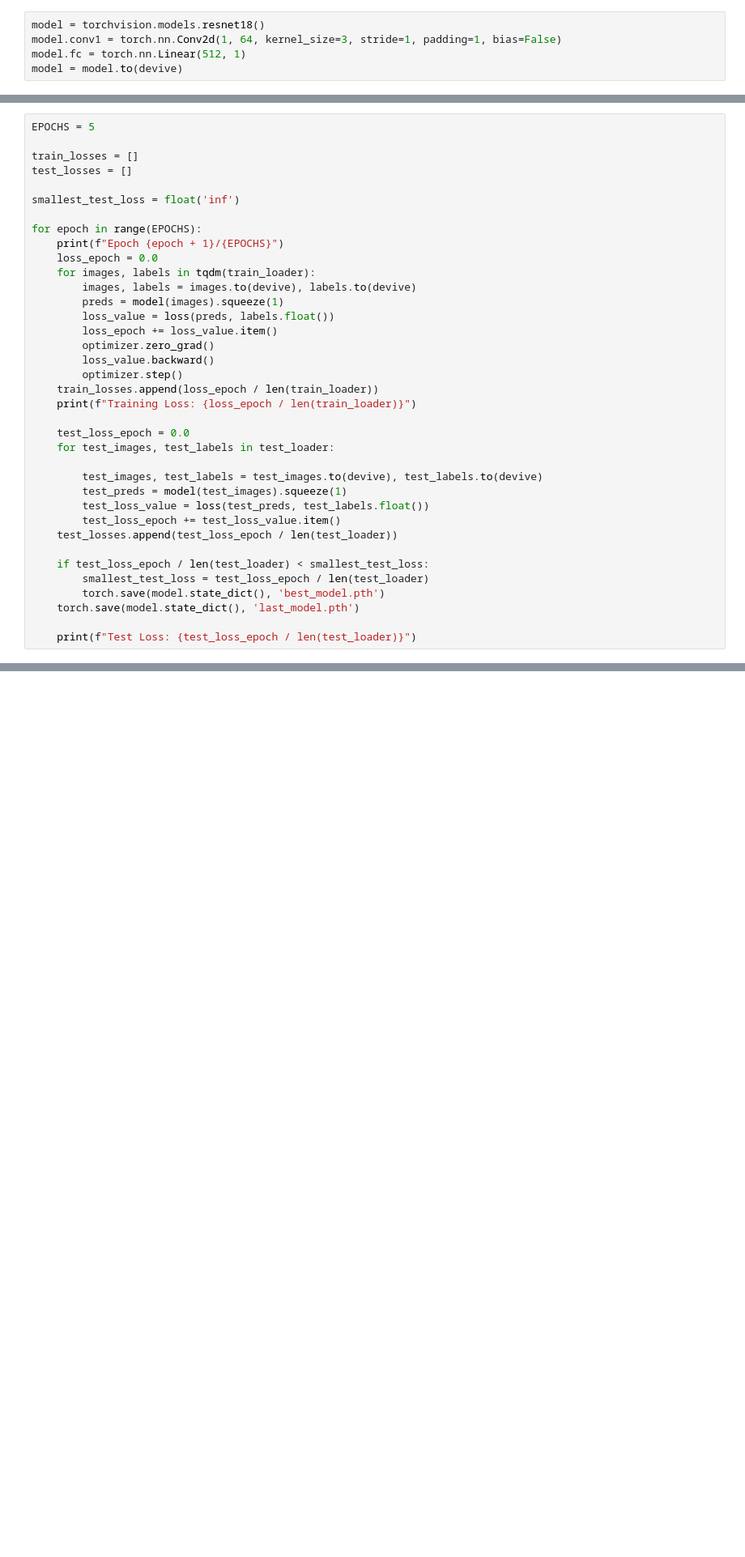
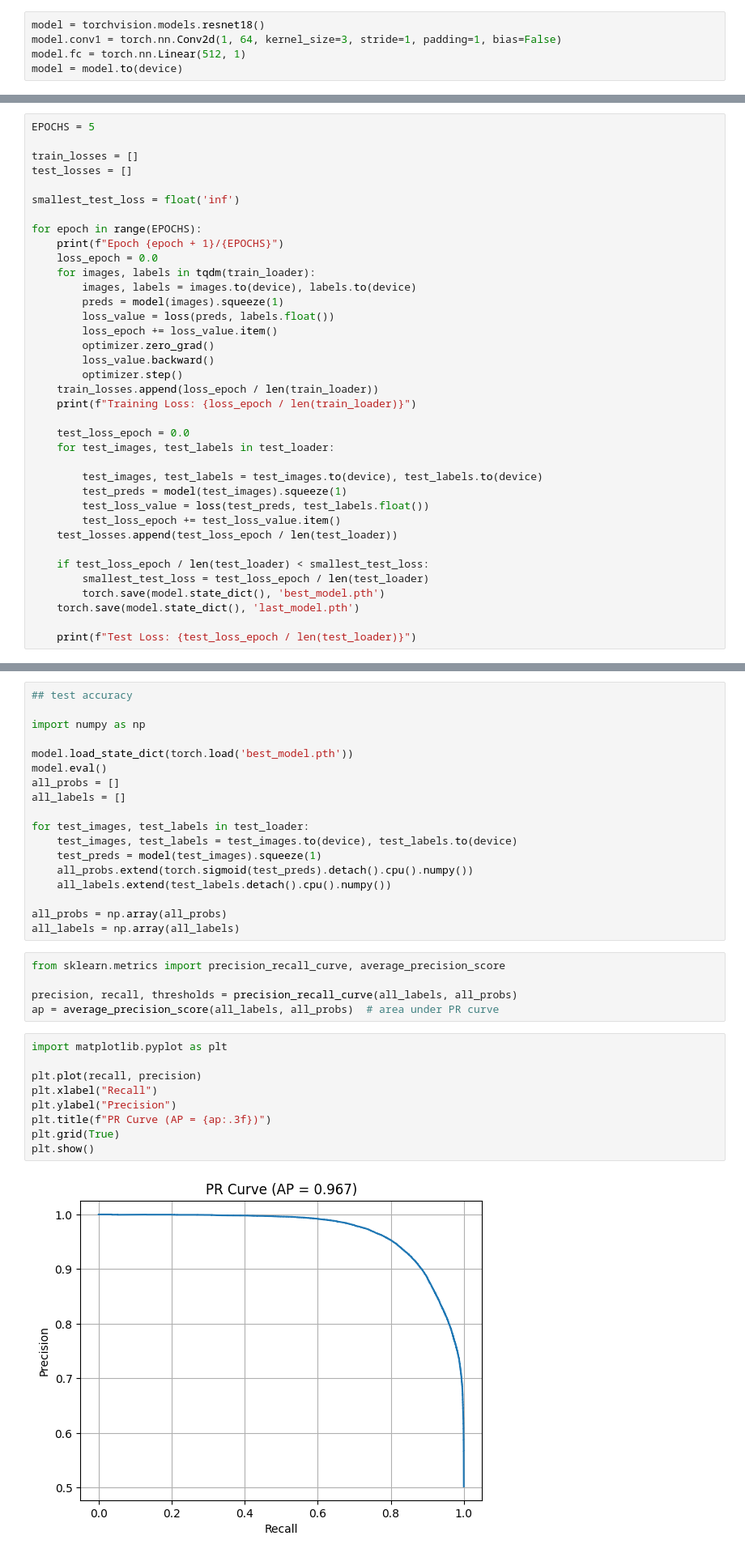
Before and after one commit to CS-Stat-Masters-Math-Undergrad-Walk-Bar/digit4, a Jupyter notebook: mnist_classifier/emnist_resnet.ipynb, the cells around one changed output, grey strips where cells are left out. Shown at 81% size. Saved outputs shown, nothing was run; the diff lists cells and outputs as text; blank space fills up the shorter version.

```diff
--- a/mnist_classifier/emnist_resnet.ipynb
+++ b/mnist_classifier/emnist_resnet.ipynb
@@ -37,7 +37,7 @@ test = torchvision.datasets.EMNIST(root='./data',
 model = torchvision.models.resnet18()
 model.conv1 = torch.nn.Conv2d(1, 64, kernel_size=3, stride=1, padding=1, bias=False)
 model.fc = torch.nn.Linear(512, 1)
-model = model.to(devive)
+model = model.to(device)
 # %%
 train_loader = torch.utils.data.DataLoader(train, batch_size=1024, shuffle=True, num_workers=4, pin_memory=True)
 test_loader = torch.utils.data.DataLoader(test, batch_size=1024, shuffle=False, num_workers=4, pin_memory=True)
@@ -56,7 +56,7 @@ for epoch in range(EPOCHS):
     print(f"Epoch {epoch + 1}/{EPOCHS}")
     loss_epoch = 0.0
     for images, labels in tqdm(train_loader):
-        images, labels = images.to(devive), labels.to(devive)
+        images, labels = images.to(device), labels.to(device)
         preds = model(images).squeeze(1)
         loss_value = loss(preds, labels.float())
         loss_epoch += loss_value.item()
@@ -69,7 +69,7 @@ for epoch in range(EPOCHS):
     test_loss_epoch = 0.0
     for test_images, test_labels in test_loader:
 
-        test_images, test_labels = test_images.to(devive), test_labels.to(devive)
+        test_images, test_labels = test_images.to(device), test_labels.to(device)
         test_preds = model(test_images).squeeze(1)
         test_loss_value = loss(test_preds, test_labels.float())
         test_loss_epoch += test_loss_value.item()
@@ -99,0 +107,34 @@ Test Loss: 0.27192428146015135
+# %%
+## test accuracy
+
+import numpy as np
+
+model.load_state_dict(torch.load('best_model.pth'))
+model.eval()
+all_probs = []
+all_labels = []
+
+for test_images, test_labels in test_loader:
+    test_images, test_labels = test_images.to(device), test_labels.to(device)
+    test_preds = model(test_images).squeeze(1)
+    all_probs.extend(torch.sigmoid(test_preds).detach().cpu().numpy())
+    all_labels.extend(test_labels.detach().cpu().numpy())
+
+all_probs = np.array(all_probs)
+all_labels = np.array(all_labels)
+# %%
+from sklearn.metrics import precision_recall_curve, average_precision_score
+
+precision, recall, thresholds = precision_recall_curve(all_labels, all_probs)
+ap = average_precision_score(all_labels, all_probs)  # area under PR curve
+# %%
+import matplotlib.pyplot as plt
+
+plt.plot(recall, precision)
+plt.xlabel("Recall")
+plt.ylabel("Precision")
+plt.title(f"PR Curve (AP = {ap:.3f})")
+plt.grid(True)
+plt.show()
+# %% [output]
+[figure, added]
```
Also changed, not shown: parts of 4 cells of this notebook, 3 other files.
